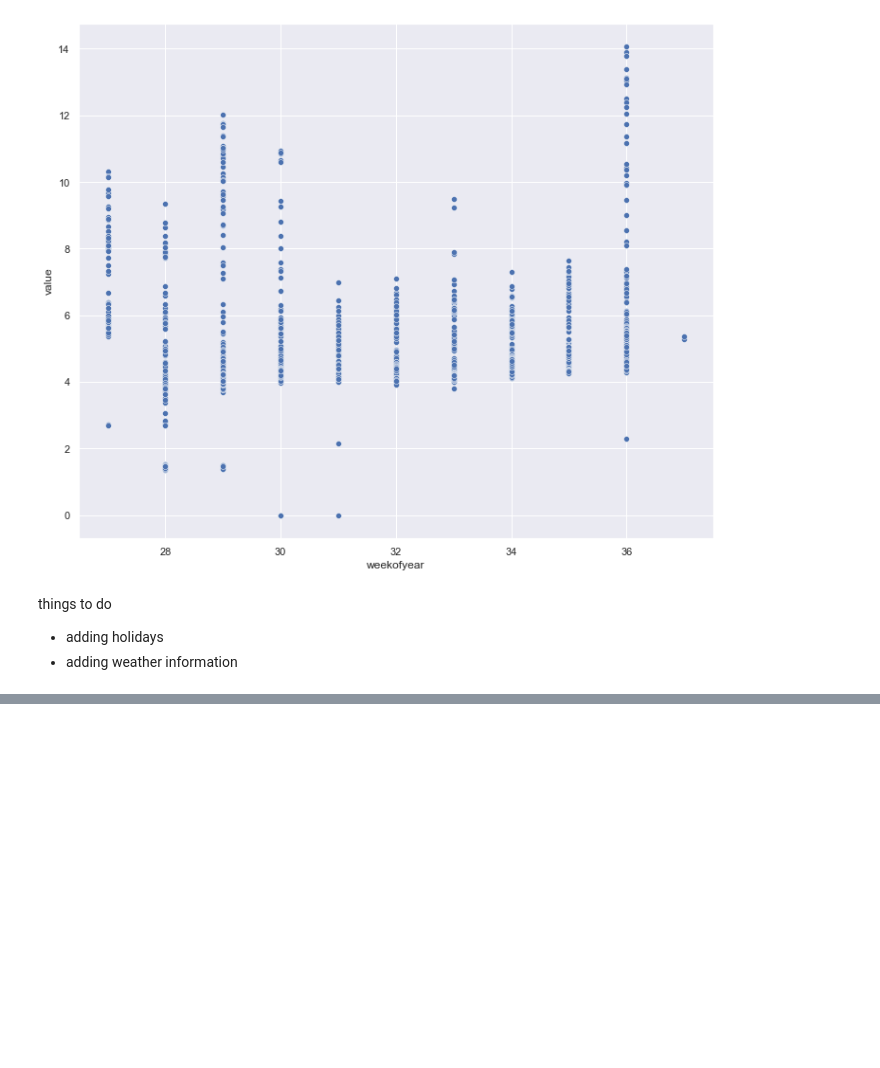
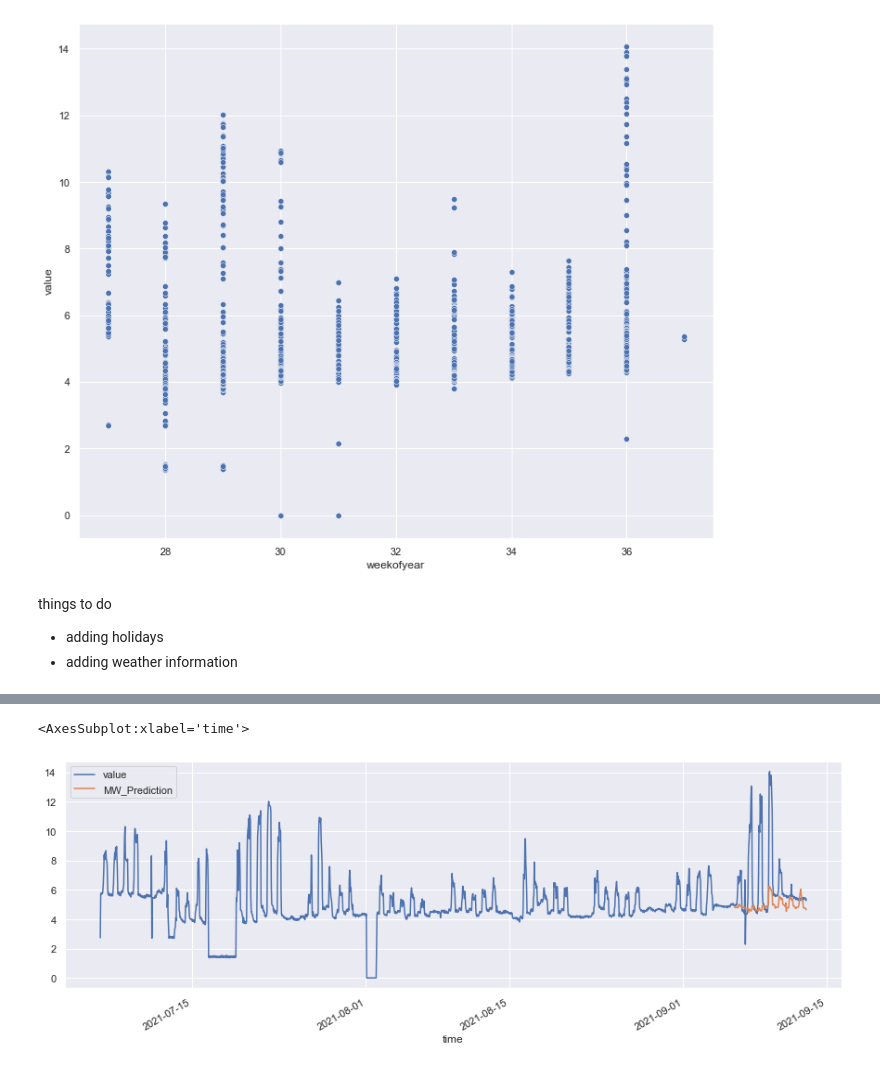
Before and after one commit to dineshh912/building_energy_monitoring, a Jupyter notebook: 01-data_collection.ipynb, the cells around one changed output, grey strips where cells are left out. Cells and saved outputs as stored; diff of their text form; code cells hidden in the pictures; blank space fills up the shorter version.

```diff
--- a/01-data_collection.ipynb
+++ b/01-data_collection.ipynb
@@ -335,0 +437,5 @@ things to do
+# %%
+eng_all[['value','MW_Prediction']].plot(figsize=(15, 5))
+# %% [output]
+<AxesSubplot:xlabel='time'>
+[figure, added]
```
Also changed, not shown: parts of 19 cells of this notebook.
